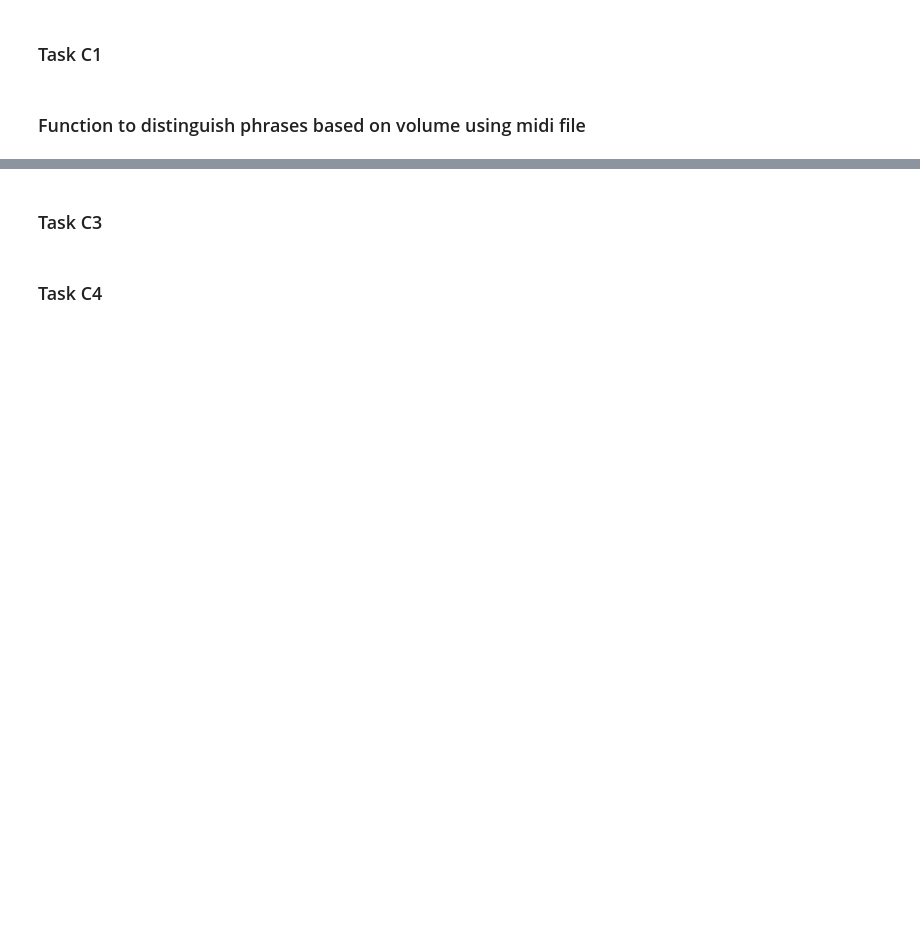
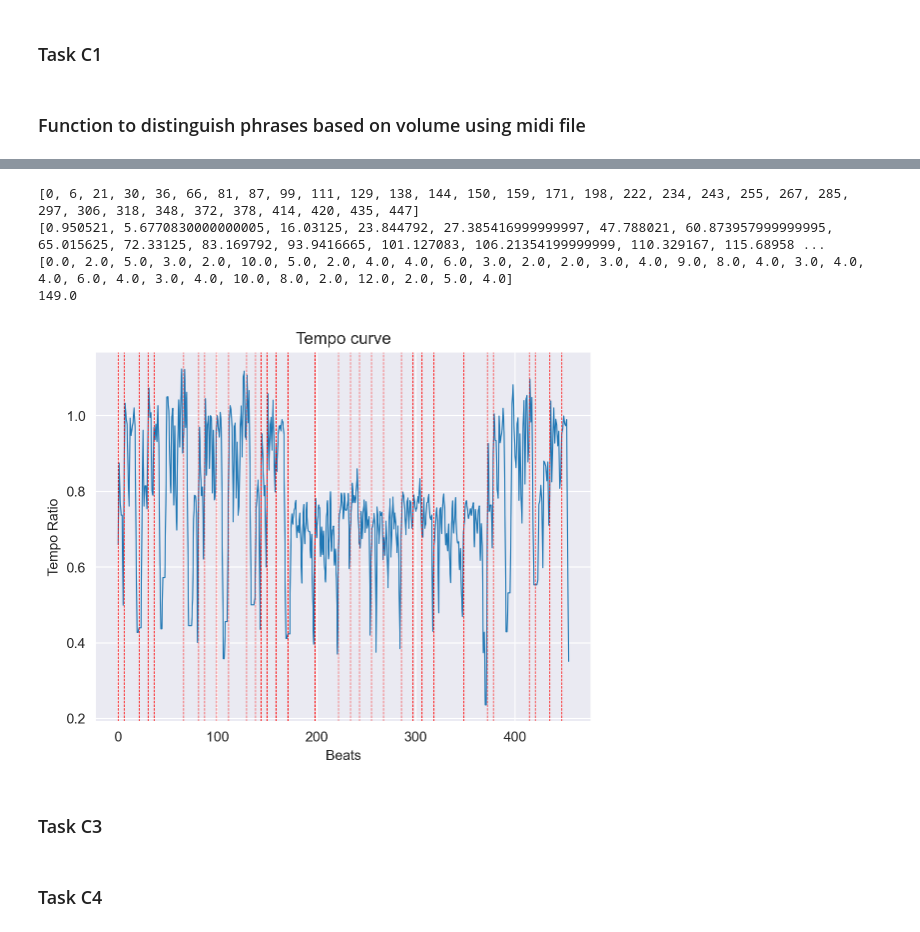
Before and after one commit to JorisMonnet/DM_Assignment3, a Jupyter notebook: task_c.ipynb, the cells around one changed output, grey strips where cells are left out. Drawn from its saved outputs; the diff is of its cells as text; code cells hidden in the pictures; blank space fills up the shorter version.

Commit message:
finish task C1b

```diff
--- a/task_c.ipynb
+++ b/task_c.ipynb
@@ -107,3 +114,22 @@ plot_volume_and_possibilities(list_volume_performed)
+# %%
+%reload_ext autoreload
+
+from src.task_c1 import get_phrase_boundaries
+
+boundaries, boundaries_times = get_phrase_boundaries('asap-dataset/Schubert/Moment_Musical_no_1')
+print(boundaries)
+print(boundaries_times)
+measures = [boundaries[0] / 3] + [(boundaries[i] - boundaries[i - 1]) / 3 for i in range(1, len(boundaries))]
+print(measures)
+print(sum(measures))
+average = get_average_timing_one_piece('asap-dataset/Schubert/Moment_Musical_no_1')
+plot_timing_for_one_piece(get_tempo_map(average), boundaries)
+# %% [output]
+[0, 6, 21, 30, 36, 66, 81, 87, 99, 111, 129, 138, 144, 150, 159, 171, 198, 222, 234, 243, 255, 267, 285, 297, 306, 318, 348, 372, 378, 414, 420, 435, 447]
+[0.950521, 5.6770830000000005, 16.03125, 23.844792, 27.385416999999997, 47.788021, 60.873957999999995, 65.015625, 72.33125, 83.169792, 93.9416665, 101.127083, 106.21354199999999, 110.329167, 115.68958 ...
+[0.0, 2.0, 5.0, 3.0, 2.0, 10.0, 5.0, 2.0, 4.0, 4.0, 6.0, 3.0, 2.0, 2.0, 3.0, 4.0, 9.0, 8.0, 4.0, 3.0, 4.0, 4.0, 6.0, 4.0, 3.0, 4.0, 10.0, 8.0, 2.0, 12.0, 2.0, 5.0, 4.0]
+149.0
+[figure, added]
 # %% [markdown]
 ### Task C3
 # %% [markdown]
```
Also changed, not shown: parts of 5 cells of this notebook, 3 other files.
